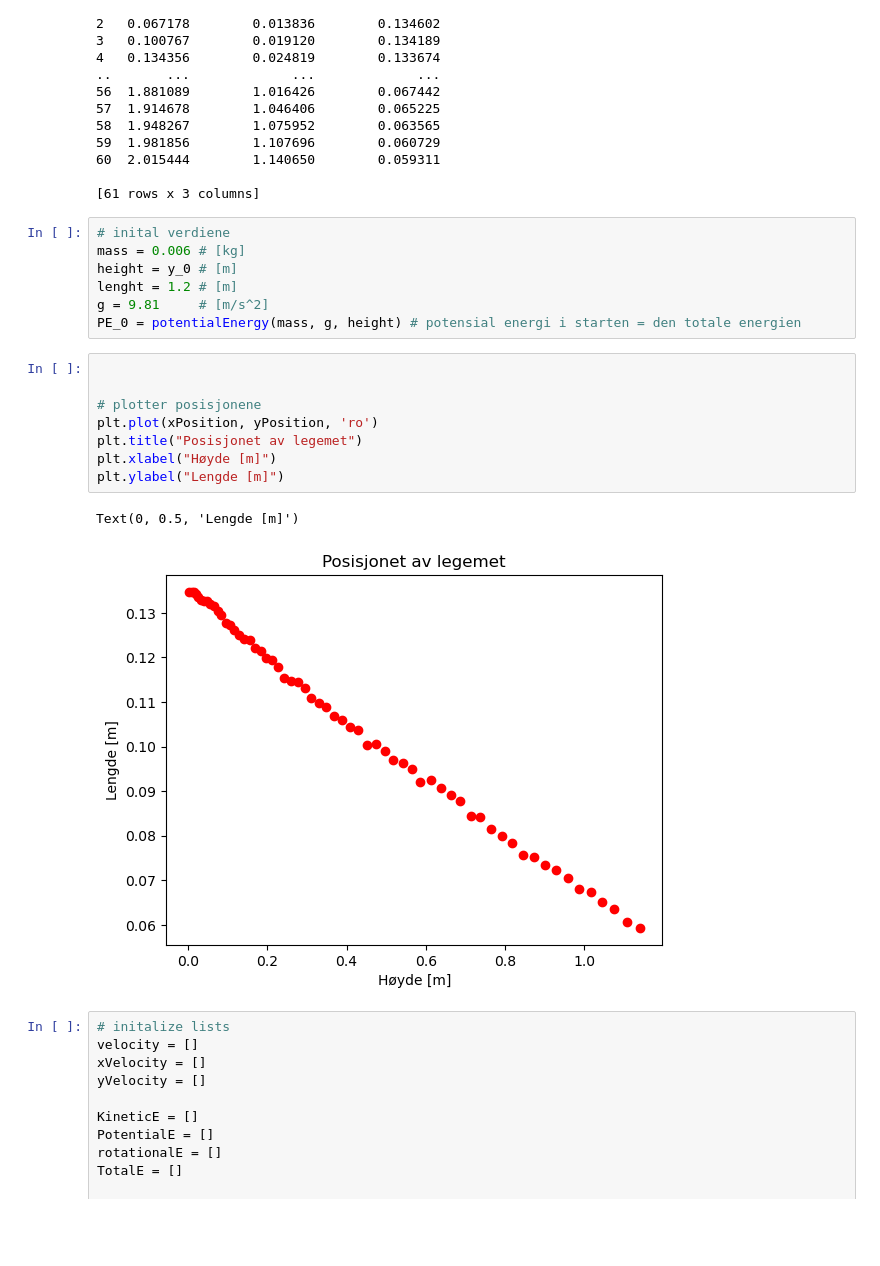
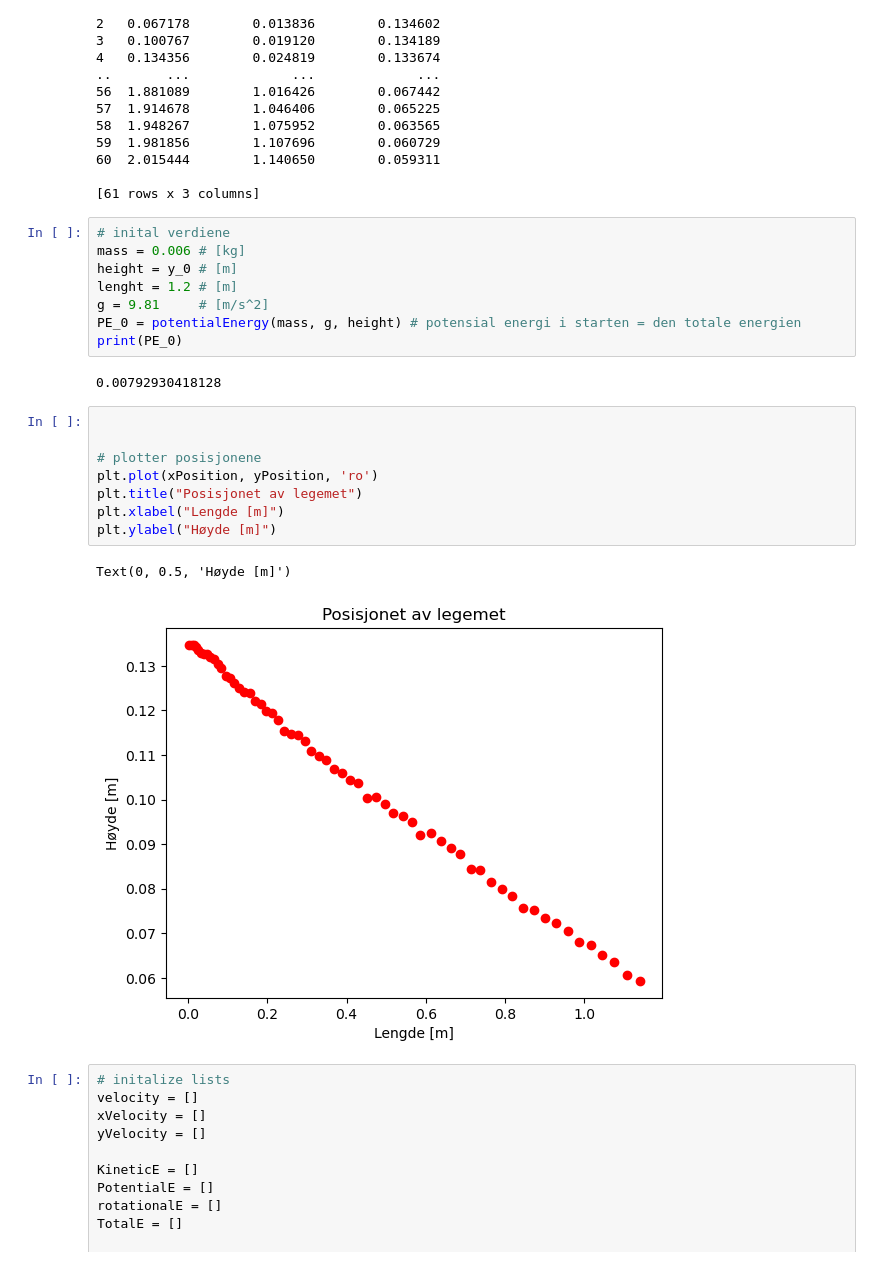
Before and after one commit to Senja20/fys129Del2, a Jupyter notebook: Del 2 fys129.ipynb, the cells around one changed output. Drawn from its saved outputs; the diff is of its cells as text; blank space fills up the shorter version.

```diff
--- a/Del 2 fys129.ipynb
+++ b/Del 2 fys129.ipynb
@@ -70,17 +70,20 @@ height = y_0 # [m]
 lenght = 1.2 # [m]
 g = 9.81     # [m/s^2]
 PE_0 = potentialEnergy(mass, g, height) # potensial energi i starten = den totale energien
+print(PE_0)
+# %% [output]
+0.00792930418128
 # %%
 
 
 # plotter posisjonene
 plt.plot(xPosition, yPosition, 'ro')
 plt.title("Posisjonet av legemet")
-plt.xlabel("Høyde [m]")
-plt.ylabel("Lengde [m]")
+plt.xlabel("Lengde [m]")
+plt.ylabel("Høyde [m]")
 # %% [output]
-Text(0, 0.5, 'Lengde [m]')
+Text(0, 0.5, 'Høyde [m]')
-[figure, old version]
+[figure, new version]
 # %%
 # initalize lists
 velocity = []
```
Also changed, not shown: parts of 5 cells of this notebook.
